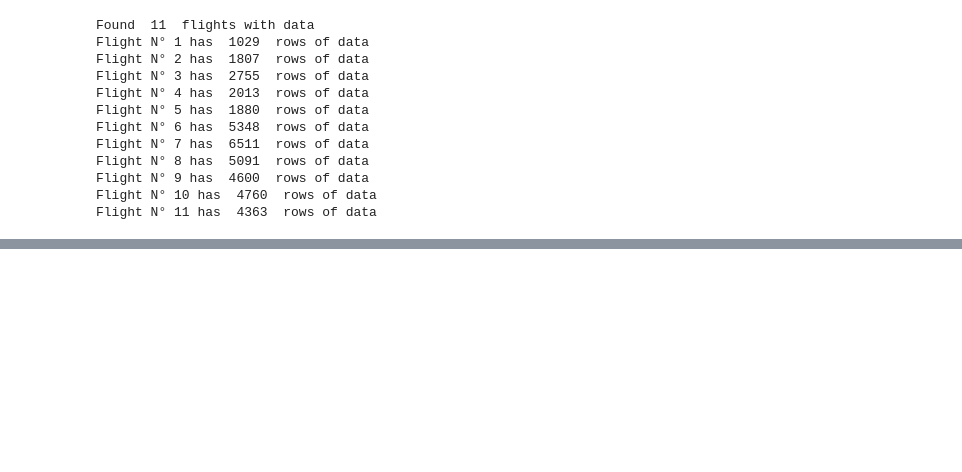
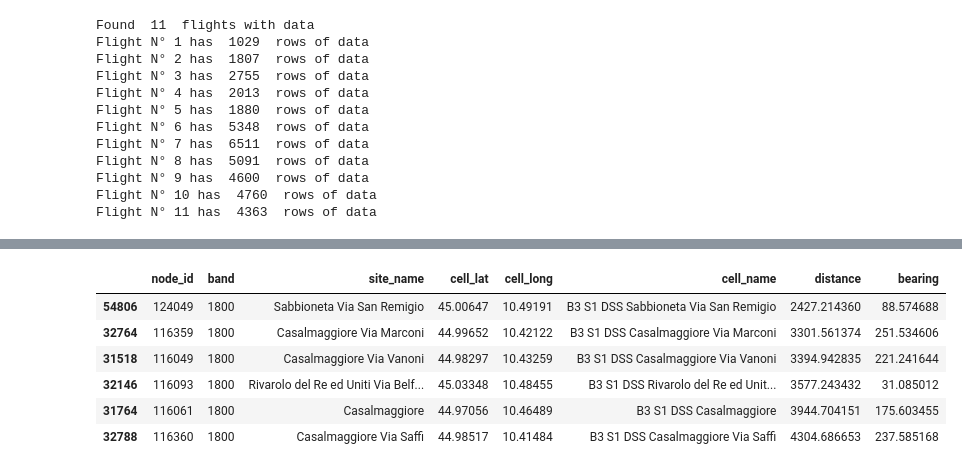
Before and after one commit to palia95/Antenna_Algo, a Jupyter notebook: bts_detector.ipynb, the cells around one changed output, grey strips where cells are left out. Saved outputs shown, nothing was run; the diff lists cells and outputs as text; code cells hidden in the pictures; blank space fills up the shorter version.

```diff
--- a/bts_detector.ipynb
+++ b/bts_detector.ipynb
@@ -322,0 +242,10 @@ Dash is running on http://127.0.0.1:8050/
+# %%
+BTS
+# %% [output]
+|  | node_id | band | site_name | cell_lat | cell_long | cell_name | distance | bearing |
+| 54806 | 124049 | 1800 | Sabbioneta Via San Remigio | 45.00647 | 10.49191 | B3 S1 DSS Sabbioneta Via San Remigio | 2427.214360 | 88.574688 |
+| 32764 | 116359 | 1800 | Casalmaggiore Via Marconi | 44.99652 | 10.42122 | B3 S1 DSS Casalmaggiore Via Marconi | 3301.561374 | 251.534606 |
+| 31518 | 116049 | 1800 | Casalmaggiore Via Vanoni | 44.98297 | 10.43259 | B3 S1 DSS Casalmaggiore Via Vanoni | 3394.942835 | 221.241644 |
+| 32146 | 116093 | 1800 | Rivarolo del Re ed Uniti Via Belf... | 45.03348 | 10.48455 | B3 S1 DSS Rivarolo del Re ed Unit... | 3577.243432 | 31.085012 |
+| 31764 | 116061 | 1800 | Casalmaggiore | 44.97056 | 10.46489 | B3 S1 DSS Casalmaggiore | 3944.704151 | 175.603455 |
+| 32788 | 116360 | 1800 | Casalmaggiore Via Saffi | 44.98517 | 10.41484 | B3 S1 DSS Casalmaggiore Via Saffi | 4304.686653 | 237.585168 |
```
Also changed, not shown: parts of 13 cells of this notebook.
